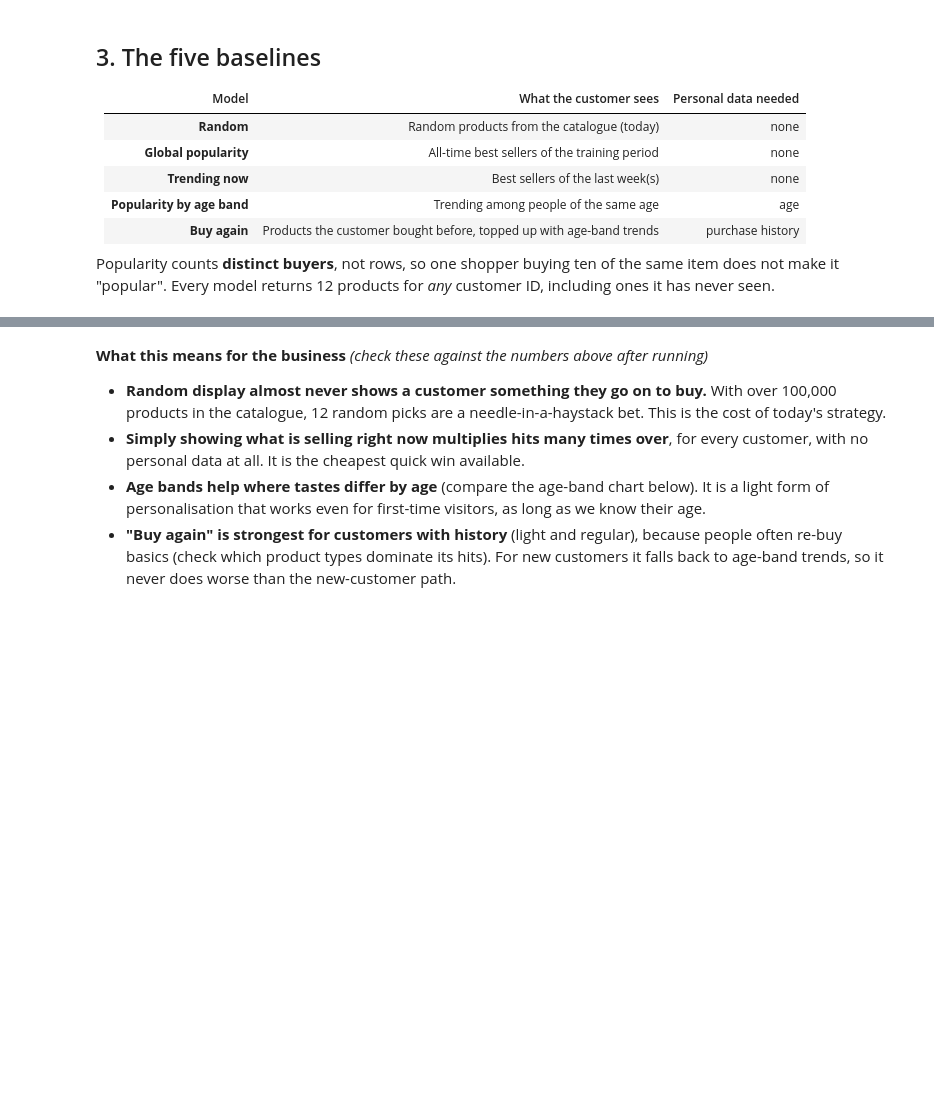
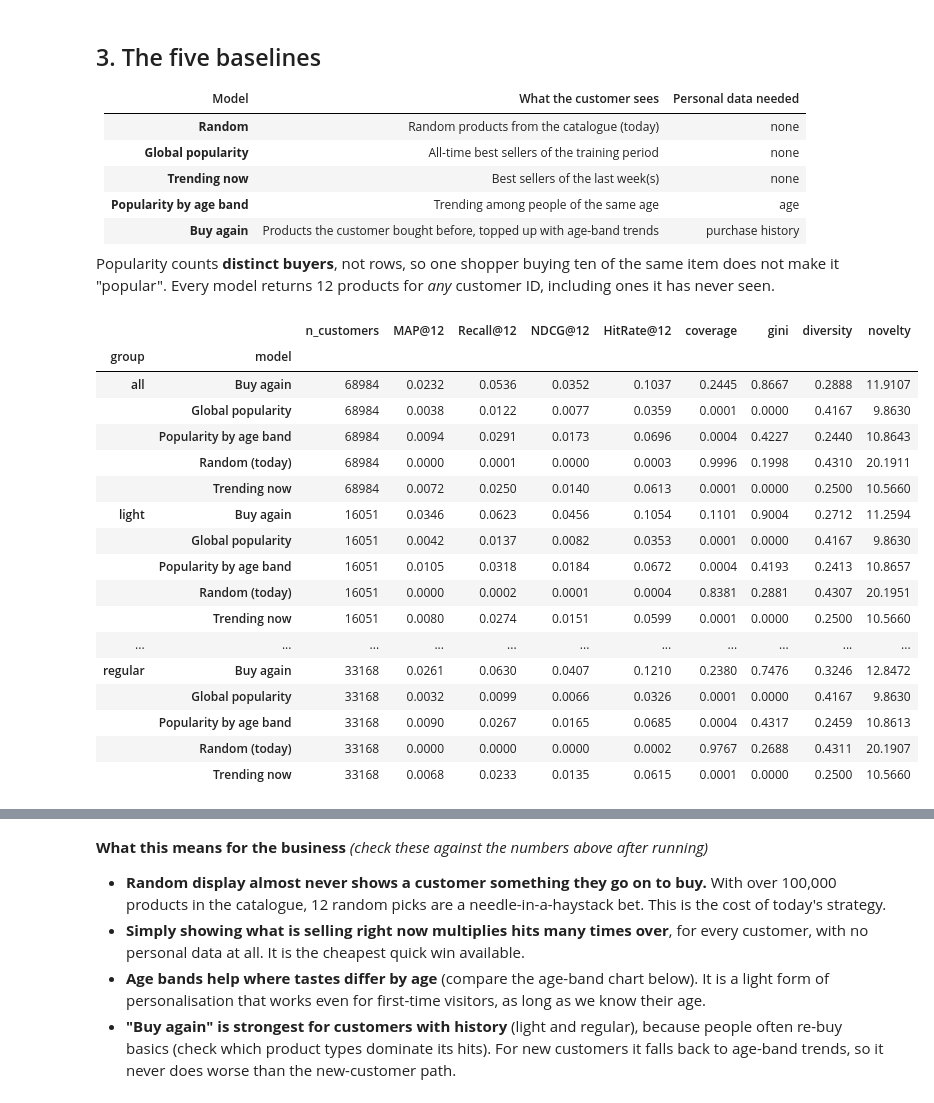
Before and after one commit to jadebeeks/hm-fashion-recommender, a Jupyter notebook: notebooks/02_baselines.ipynb, the cells around one changed output, grey strips where cells are left out. Drawn from its saved outputs; the diff is of its cells as text; code cells hidden in the pictures; blank space fills up the shorter version.

```diff
--- a/notebooks/02_baselines.ipynb
+++ b/notebooks/02_baselines.ipynb
@@ -110,19 +127,39 @@ Popularity counts **distinct buyers**, not rows, so one shopper buying ten of th
 # %%
 models = {
     "Random (today)": RandomRecommender(seed=42),
     "Global popularity": PopularityRecommender(weeks=None),
     "Trending now": PopularityRecommender(weeks=TREND_WEEKS),
     "Popularity by age band": AgeBandPopularityRecommender(weeks=TREND_WEEKS),
     "Buy again": BuyAgainRecommender(fallback=NewCustomerRecommender(weeks=TREND_WEEKS)),
 }
 for name, m in models.items():
     m.fit(train, articles, customers)
 
 by_segment = pd.concat(
-    [tidy(evaluate(m, test, segments=segments), name) for name, m in models.items()],
+    [tidy(evaluate(m, test, segments=segments, train=train, articles=articles), name)
+     for name, m in models.items()],
     ignore_index=True,
 )
 by_segment.set_index(["group", "model"]).sort_index()
+# %% [output]
+|  |  | n_customers | MAP@12 | Recall@12 | NDCG@12 | HitRate@12 | coverage | gini | diversity | novelty |
+| group | model |  |  |  |  |  |  |  |  |  |
+| all | Buy again | 68984 | 0.0232 | 0.0536 | 0.0352 | 0.1037 | 0.2445 | 0.8667 | 0.2888 | 11.9107 |
+|  | Global popularity | 68984 | 0.0038 | 0.0122 | 0.0077 | 0.0359 | 0.0001 | 0.0000 | 0.4167 | 9.8630 |
+|  | Popularity by age band | 68984 | 0.0094 | 0.0291 | 0.0173 | 0.0696 | 0.0004 | 0.4227 | 0.2440 | 10.8643 |
+|  | Random (today) | 68984 | 0.0000 | 0.0001 | 0.0000 | 0.0003 | 0.9996 | 0.1998 | 0.4310 | 20.1911 |
+|  | Trending now | 68984 | 0.0072 | 0.0250 | 0.0140 | 0.0613 | 0.0001 | 0.0000 | 0.2500 | 10.5660 |
+| light | Buy again | 16051 | 0.0346 | 0.0623 | 0.0456 | 0.1054 | 0.1101 | 0.9004 | 0.2712 | 11.2594 |
+|  | Global popularity | 16051 | 0.0042 | 0.0137 | 0.0082 | 0.0353 | 0.0001 | 0.0000 | 0.4167 | 9.8630 |
+|  | Popularity by age band | 16051 | 0.0105 | 0.0318 | 0.0184 | 0.0672 | 0.0004 | 0.4193 | 0.2413 | 10.8657 |
+|  | Random (today) | 16051 | 0.0000 | 0.0002 | 0.0001 | 0.0004 | 0.8381 | 0.2881 | 0.4307 | 20.1951 |
+|  | Trending now | 16051 | 0.0080 | 0.0274 | 0.0151 | 0.0599 | 0.0001 | 0.0000 | 0.2500 | 10.5660 |
+| ... | ... | ... | ... | ... | ... | ... | ... | ... | ... | ... |
+| regular | Buy again | 33168 | 0.0261 | 0.0630 | 0.0407 | 0.1210 | 0.2380 | 0.7476 | 0.3246 | 12.8472 |
+|  | Global popularity | 33168 | 0.0032 | 0.0099 | 0.0066 | 0.0326 | 0.0001 | 0.0000 | 0.4167 | 9.8630 |
+|  | Popularity by age band | 33168 | 0.0090 | 0.0267 | 0.0165 | 0.0685 | 0.0004 | 0.4317 | 0.2459 | 10.8613 |
+|  | Random (today) | 33168 | 0.0000 | 0.0000 | 0.0000 | 0.0002 | 0.9767 | 0.2688 | 0.4311 | 20.1907 |
+|  | Trending now | 33168 | 0.0068 | 0.0233 | 0.0135 | 0.0615 | 0.0001 | 0.0000 | 0.2500 | 10.5660 |
 # %%
 HIT, MAP = col(by_segment, "hit"), col(by_segment, "map")
 order = list(models)
```
Also changed, not shown: parts of 10 cells of this notebook, 3 other files.
